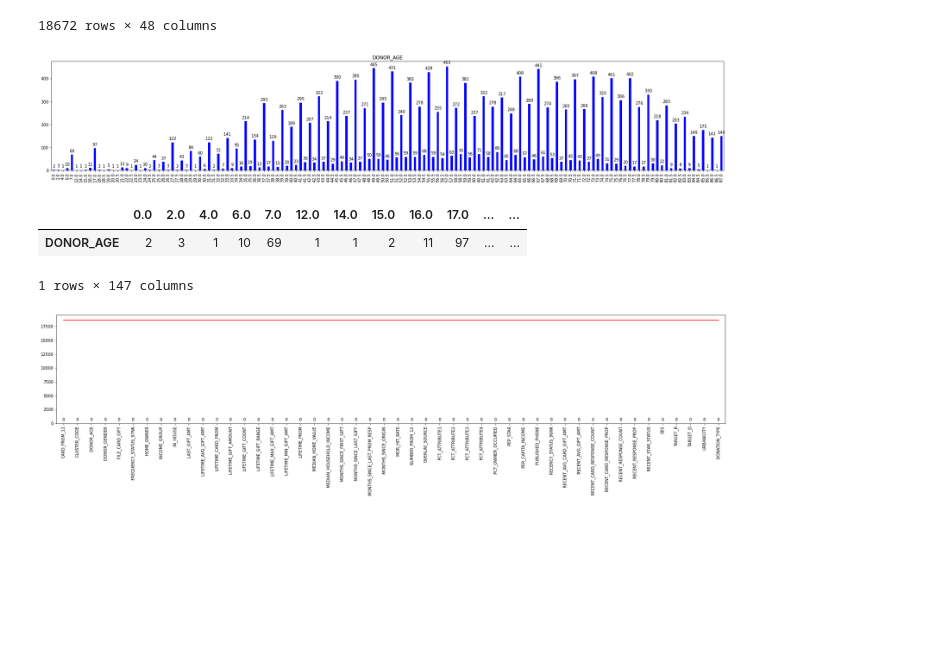
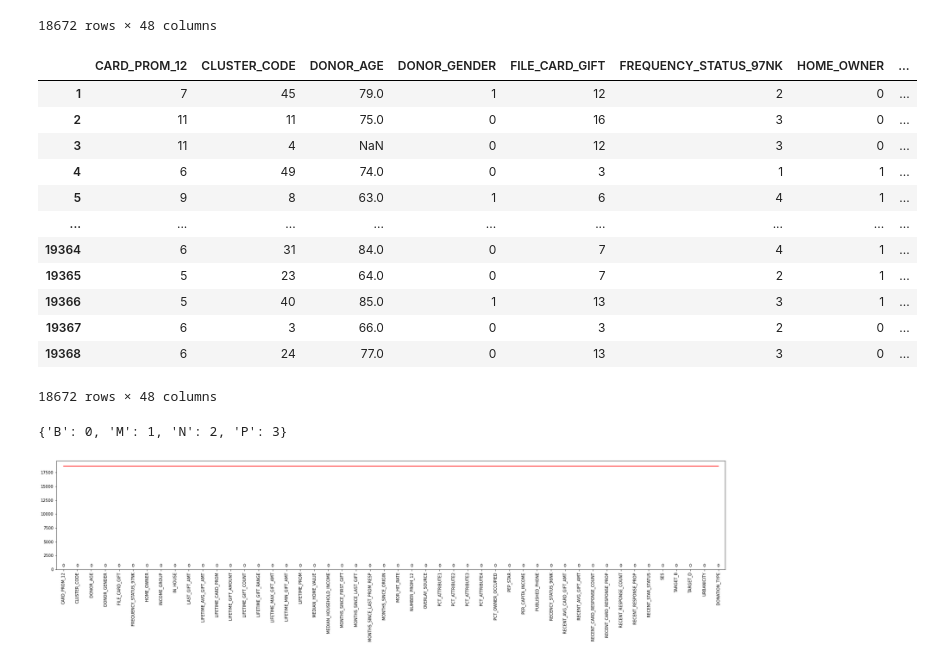
Before and after one commit to F-Madruga/Donation_Dataset_Predictions_FCUL, a Jupyter notebook: AA_202021_Project.ipynb, the cells around one changed output. Cells and saved outputs as stored; diff of their text form; code cells hidden in the pictures; blank space fills up the shorter version.

```diff
--- a/AA_202021_Project.ipynb
+++ b/AA_202021_Project.ipynb
@@ -523,31 +525,50 @@ columns_to_encode = ['URBANICITY',
                      'LAST_GIFT_AMT',
                      'LIFETIME_AVG_GIFT_AMT',
                      'LIFETIME_CARD_PROM',
                      'LIFETIME_GIFT_AMOUNT',
                      'LIFETIME_GIFT_RANGE',
                      'LIFETIME_MAX_GIFT_AMT',
                      'LIFETIME_MIN_GIFT_AMT',
                      'MEDIAN_HOME_VALUE',
                      'MEDIAN_HOUSEHOLD_INCOME',
                      'MONTHS_SINCE_FIRST_GIFT',
                      'MONTHS_SINCE_LAST_GIFT',
                      'MONTHS_SINCE_LAST_PROM_RESP',
                      'MONTHS_SINCE_ORIGIN',
                      'PER_CAPITA_INCOME',
                      'RECENT_AVG_CARD_GIFT_AMT',
                      'RECENT_AVG_GIFT_AMT',
                      'RECENT_CARD_RESPONSE_PROP',
                      'RECENT_RESPONSE_PROP',
                      'LIFETIME_GIFT_COUNT',
                      'LIFETIME_PROM',
                      'NUMBER_PROM_12',
                      'MOR_HIT_RATE',
                      'PCT_ATTRIBUTE1',
                      'PCT_ATTRIBUTE2',
                      'PCT_ATTRIBUTE3',
                      'PCT_ATTRIBUTE4',
                      'PCT_OWNER_OCCUPIED'
 ]
 
 df, encoders = transform_text(df, columns_to_encode)
-# df['OVERLAY_SOURCE'] = df['OVERLAY_SOURCE'].replace(3, np.nan)
+df
+# %% [output]
+|  | CARD_PROM_12 | CLUSTER_CODE | DONOR_AGE | DONOR_GENDER | FILE_CARD_GIFT | FREQUENCY_STATUS_97NK | HOME_OWNER | ... |
+| 1 | 7 | 45 | 79.0 | 1 | 12 | 2 | 0 | ... |
+| 2 | 11 | 11 | 75.0 | 0 | 16 | 3 | 0 | ... |
+| 3 | 11 | 4 | NaN | 0 | 12 | 3 | 0 | ... |
+| 4 | 6 | 49 | 74.0 | 0 | 3 | 1 | 1 | ... |
+| 5 | 9 | 8 | 63.0 | 1 | 6 | 4 | 1 | ... |
+| ... | ... | ... | ... | ... | ... | ... | ... | ... |
+| 19364 | 6 | 31 | 84.0 | 0 | 7 | 4 | 1 | ... |
+| 19365 | 5 | 23 | 64.0 | 0 | 7 | 2 | 1 | ... |
+| 19366 | 5 | 40 | 85.0 | 1 | 13 | 3 | 1 | ... |
+| 19367 | 6 | 3 | 66.0 | 0 | 3 | 2 | 0 | ... |
+| 19368 | 6 | 24 | 77.0 | 0 | 13 | 3 | 0 | ... |
+18672 rows × 48 columns
+# %%
+le_overlay_mapping = dict(zip(encoders['OVERLAY_SOURCE'].classes_, encoders['OVERLAY_SOURCE'].transform(encoders['OVERLAY_SOURCE'].classes_)))
+le_overlay_mapping
+# %% [output]
+{'B': 0, 'M': 1, 'N': 2, 'P': 3}
@@ -555,10 +578,5 @@ df, encoders = transform_text(df, columns_to_encode)
 imputer = KNNImputer(n_neighbors=2, weights="uniform")
 df = pd.DataFrame(imputer.fit_transform(df), columns=df.columns)
 df['INCOME_GROUP'] = df['INCOME_GROUP'].astype(int)
+df['DONOR_AGE'] = df['DONOR_AGE'].astype(int)
 df['OVERLAY_SOURCE'] = df['OVERLAY_SOURCE'].astype(int)
-show_distribution(df,'DONOR_AGE')
-# %% [output]
-[figure, removed]
-|  | 0.0 | 2.0 | 4.0 | 6.0 | 7.0 | 12.0 | 14.0 | 15.0 | 16.0 | 17.0 | ... | ... |
-| DONOR_AGE | 2 | 3 | 1 | 10 | 69 | 1 | 1 | 2 | 11 | 97 | ... | ... |
-1 rows × 147 columns
```
Also changed, not shown: parts of 41 cells of this notebook.
